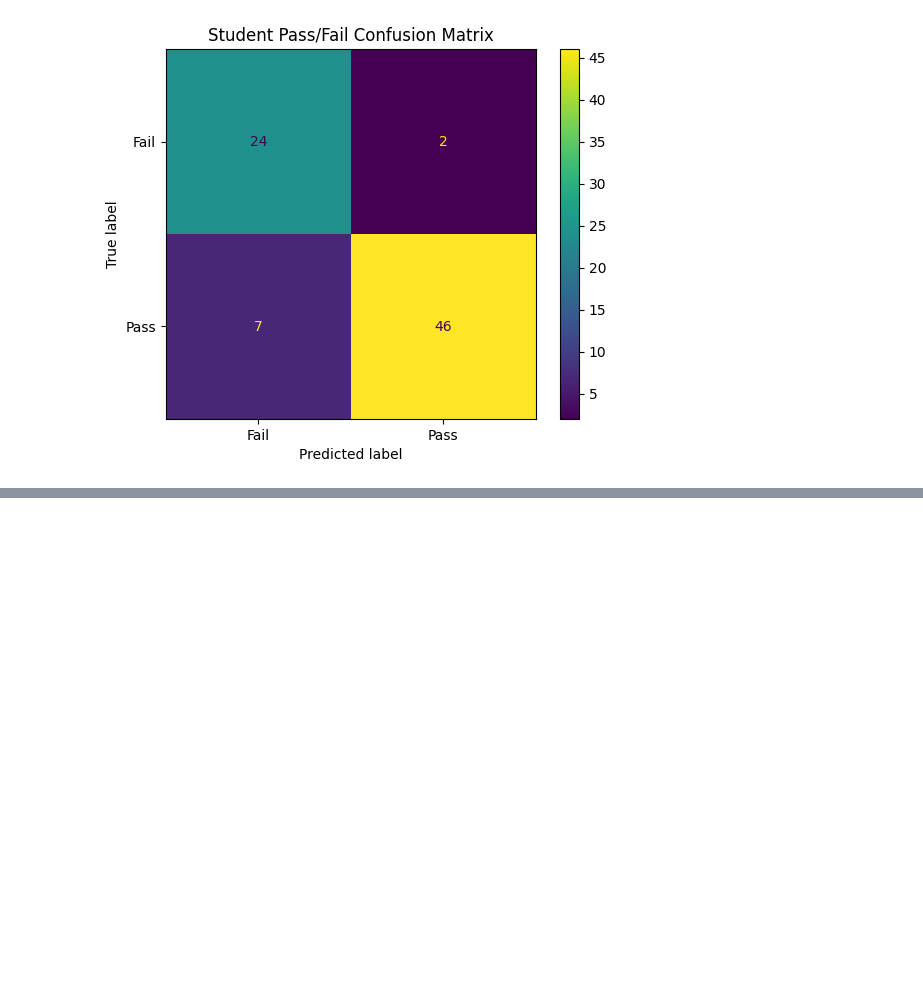
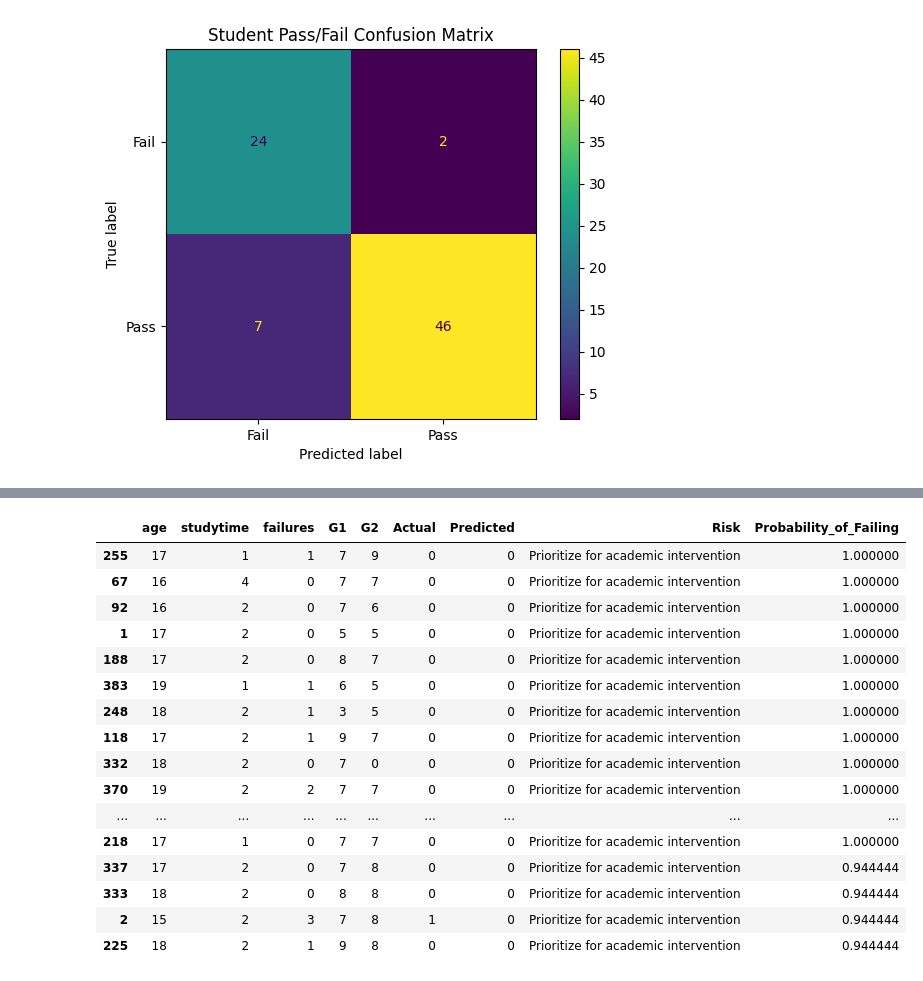
Before and after one commit to azurazynn/Data_Analytics_Programming, a Jupyter notebook: sevilleno_activity_02_data_analytics_programming.ipynb, the cells around one changed output, grey strips where cells are left out. Saved outputs shown, nothing was run; the diff lists cells and outputs as text; code cells hidden in the pictures; blank space fills up the shorter version.

```diff
--- a/sevilleno_activity_02_data_analytics_programming.ipynb
+++ b/sevilleno_activity_02_data_analytics_programming.ipynb
@@ -265,0 +268,7 @@ plt.show()
+# %%
+results = x_test.copy()
+
+results["Actual"] = y_test
+results["Predicted"] = y_pred
+
+results.head(10)
@@ -265,0 +289,7 @@ plt.show()
+# %%
+results["Risk"] = results["Predicted"].map({
+    0: "At Risk",
+    1: "Likeley to Pass"
+})
+
+results.head(10)
@@ -265,0 +308,7 @@ plt.show()
+# %%
+results["Risk"] = results["Predicted"].map({
+    0: "Prioritize for academic intervention",
+    1: "Continue regular monitoring"
+})
+
+results.head(10)
@@ -265,0 +327,27 @@ plt.show()
+# %%
+probabilities = model.predict_proba(x_test)
+
+results["Probability_of_Failing"]=probabilities[:, 0]
+
+results.sort_values(
+    "Probability_of_Failing",
+    ascending=False
+).head(20)
+# %% [output]
+|  | age | studytime | failures | G1 | G2 | Actual | Predicted | Risk | Probability_of_Failing |
+| 255 | 17 | 1 | 1 | 7 | 9 | 0 | 0 | Prioritize for academic intervention | 1.000000 |
+| 67 | 16 | 4 | 0 | 7 | 7 | 0 | 0 | Prioritize for academic intervention | 1.000000 |
+| 92 | 16 | 2 | 0 | 7 | 6 | 0 | 0 | Prioritize for academic intervention | 1.000000 |
+| 1 | 17 | 2 | 0 | 5 | 5 | 0 | 0 | Prioritize for academic intervention | 1.000000 |
+| 188 | 17 | 2 | 0 | 8 | 7 | 0 | 0 | Prioritize for academic intervention | 1.000000 |
+| 383 | 19 | 1 | 1 | 6 | 5 | 0 | 0 | Prioritize for academic intervention | 1.000000 |
+| 248 | 18 | 2 | 1 | 3 | 5 | 0 | 0 | Prioritize for academic intervention | 1.000000 |
+| 118 | 17 | 2 | 1 | 9 | 7 | 0 | 0 | Prioritize for academic intervention | 1.000000 |
+| 332 | 18 | 2 | 0 | 7 | 0 | 0 | 0 | Prioritize for academic intervention | 1.000000 |
+| 370 | 19 | 2 | 2 | 7 | 7 | 0 | 0 | Prioritize for academic intervention | 1.000000 |
+| ... | ... | ... | ... | ... | ... | ... | ... | ... | ... |
+| 218 | 17 | 1 | 0 | 7 | 7 | 0 | 0 | Prioritize for academic intervention | 1.000000 |
+| 337 | 17 | 2 | 0 | 7 | 8 | 0 | 0 | Prioritize for academic intervention | 0.944444 |
+| 333 | 18 | 2 | 0 | 8 | 8 | 0 | 0 | Prioritize for academic intervention | 0.944444 |
+| 2 | 15 | 2 | 3 | 7 | 8 | 1 | 0 | Prioritize for academic intervention | 0.944444 |
+| 225 | 18 | 2 | 1 | 9 | 8 | 0 | 0 | Prioritize for academic intervention | 0.944444 |
```
Also changed, not shown: parts of 7 cells of this notebook.
